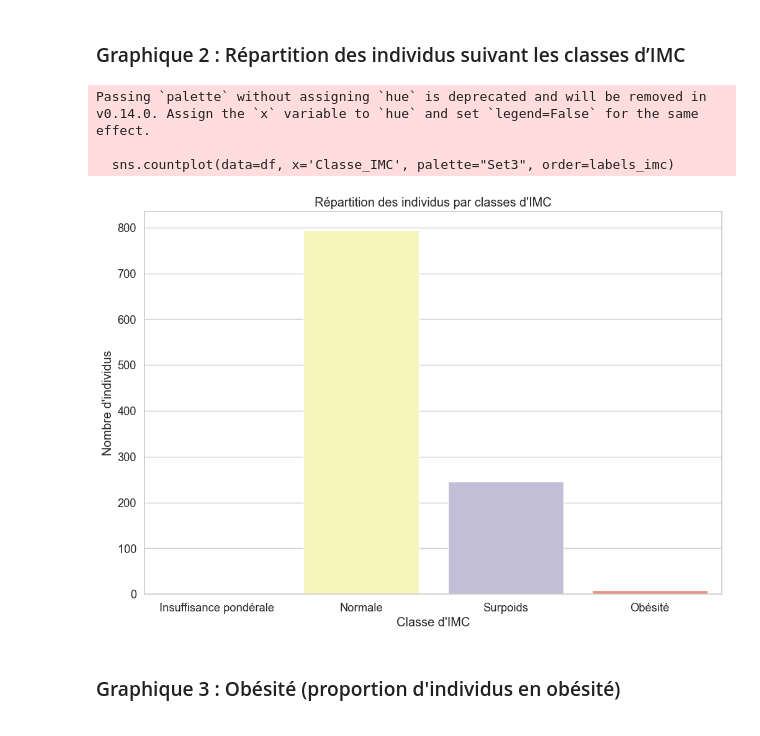
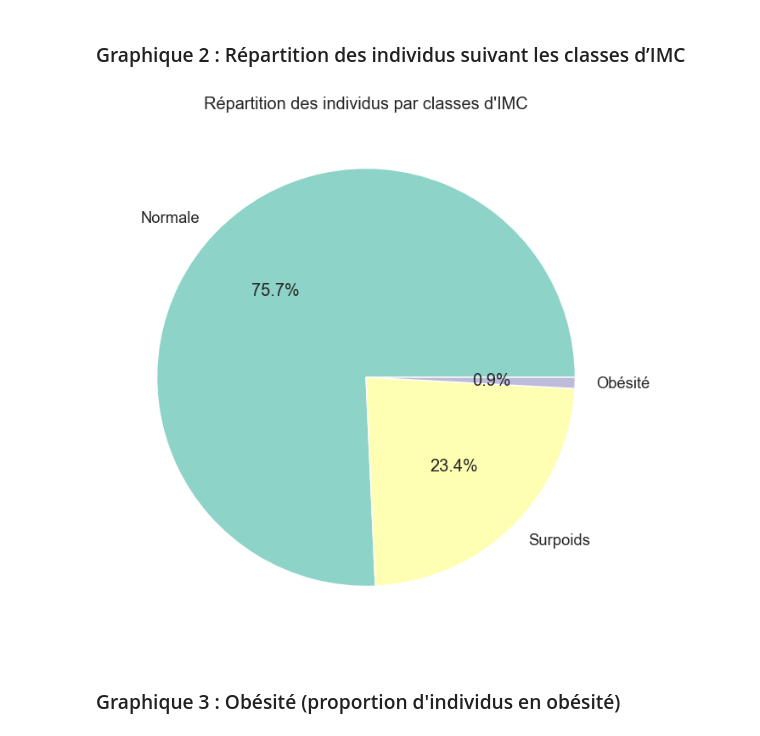
Before and after one commit to PapaAmad/Python_stat, a Jupyter notebook: script.ipynb, the cells around one changed output. Drawn from its saved outputs; the diff is of its cells as text; code cells hidden in the pictures.

```diff
--- a/script.ipynb
+++ b/script.ipynb
@@ -79,17 +75,13 @@ Passing `palette` without assigning `hue` is deprecated and will be removed in v
 # %% [markdown]
 ### Graphique 2 : Répartition des individus suivant les classes d’IMC
-# %%
-plt.figure()
-sns.countplot(data=df, x='Classe_IMC', palette="Set3", order=labels_imc)
-plt.title("Répartition des individus par classes d'IMC")
-plt.xlabel("Classe d'IMC")
-plt.ylabel("Nombre d'individus")
-plt.show()
-# %% [output]
-Passing `palette` without assigning `hue` is deprecated and will be removed in v0.14.0. Assign the `x` variable to `hue` and set `legend=False` for the same effect.
-
-  sns.countplot(data=df, x='Classe_IMC', palette="Set3", order=labels_imc)
-[figure, removed]
+# %%
+nb_IMC = df['Classe_IMC'].value_counts()
+plt.figure()
+plt.pie(nb_IMC, labels=nb_IMC.index, autopct='%1.1f%%', colors=sns.color_palette("Set3", n_colors=len(nb_IMC)))
+plt.title("Répartition des individus par classes d'IMC")
+plt.show()
+# %% [output]
+[figure, added]
 # %% [markdown]
 ### Graphique 3 : Obésité (proportion d'individus en obésité)
 # %%
```
Also changed, not shown: parts of 26 cells of this notebook, 15 other files.
